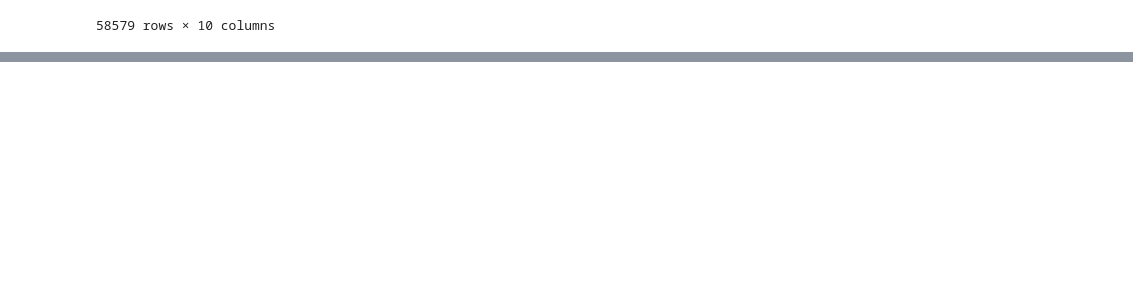
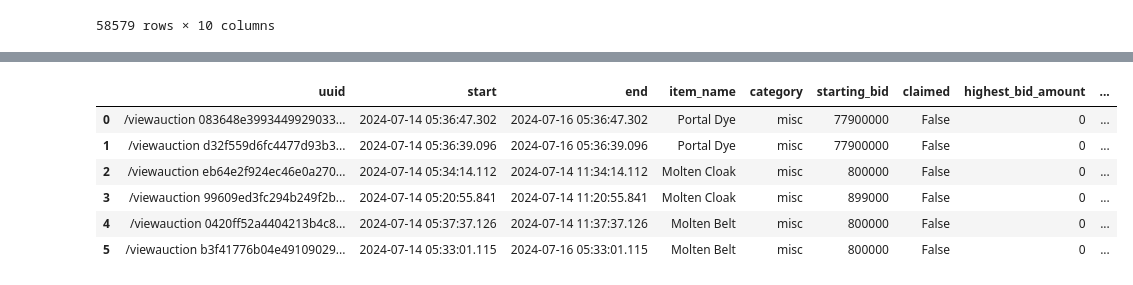
Before and after one commit to jmd4173/SkillStorm-Work, a Jupyter notebook: MinecraftSkyblockAuctionProject/RetrieveAuctionMetrics.ipynb, the cells around one changed output, grey strips where cells are left out. Cells and saved outputs as stored; diff of their text form; code cells hidden in the pictures; blank space fills up the shorter version.

Commit message:
Can now search for multiple items at a time

```diff
--- a/MinecraftSkyblockAuctionProject/RetrieveAuctionMetrics.ipynb
+++ b/MinecraftSkyblockAuctionProject/RetrieveAuctionMetrics.ipynb
@@ -121,3 +121,42 @@ find_item('Portal Dye', 79000000)
 | 107 | /viewauction 768f2955a9364daba1a3... | 2024-07-14 04:02:56.285 | 2024-07-16 04:02:56.285 | Portal Dye | misc | 78000000 | False | 0 | ... |
 | 83 | /viewauction 1989735088a843798af1... | 2024-07-14 04:03:02.273 | 2024-07-16 04:03:02.273 | Portal Dye | misc | 78000000 | False | 0 | ... |
 | 1827 | /viewauction 8b4297bdca78480f8f99... | 2024-07-14 03:52:21.301 | 2024-07-14 09:52:21.301 | Portal Dye | misc | 78500000 | False | 0 | ... |
+# %%
+# Search Dictionary
+# USAGE
+# Key = item_name
+# Value = Maximum value of item
+# search_dict = {
+#   'Key': Value,
+#   'Key': Value,
+# }
+search_dict = {
+    'Portal Dye':78000000,
+    'Molten Cloak': 900000,
+    'Molten Belt': 900000
+    }
+
+def find_item(item_name:str, specified_price:int) -> pd.DataFrame:
+    filtered_df = df[df['item_name'] == item_name]
+    filtered_df = filtered_df.sort_values(by=['starting_bid'])
+    filtered_df = filtered_df.query(f'starting_bid < {specified_price} and bin == True and claimed == False')
+    filtered_df.loc[:,'uuid'] = '/viewauction ' + filtered_df['uuid'].astype(str)
+    if filtered_df.empty:
+        return pd.DataFrame(columns=df.columns)
+    return filtered_df
+
+df4 = pd.DataFrame()
+
+# Loop through Dictionary
+for item_name,specified_price in search_dict.items():
+    result = find_item(item_name,specified_price)
+    df4 = pd.concat([df4,result], ignore_index=True)
+df4
+# %% [output]
+|  | uuid | start | end | item_name | category | starting_bid | claimed | highest_bid_amount | ... |
+| 0 | /viewauction 083648e3993449929033... | 2024-07-14 05:36:47.302 | 2024-07-16 05:36:47.302 | Portal Dye | misc | 77900000 | False | 0 | ... |
+| 1 | /viewauction d32f559d6fc4477d93b3... | 2024-07-14 05:36:39.096 | 2024-07-16 05:36:39.096 | Portal Dye | misc | 77900000 | False | 0 | ... |
+| 2 | /viewauction eb64e2f924ec46e0a270... | 2024-07-14 05:34:14.112 | 2024-07-14 11:34:14.112 | Molten Cloak | misc | 800000 | False | 0 | ... |
+| 3 | /viewauction 99609ed3fc294b249f2b... | 2024-07-14 05:20:55.841 | 2024-07-14 11:20:55.841 | Molten Cloak | misc | 899000 | False | 0 | ... |
+| 4 | /viewauction 0420ff52a4404213b4c8... | 2024-07-14 05:37:37.126 | 2024-07-14 11:37:37.126 | Molten Belt | misc | 800000 | False | 0 | ... |
+| 5 | /viewauction b3f41776b04e49109029... | 2024-07-14 05:33:01.115 | 2024-07-16 05:33:01.115 | Molten Belt | misc | 800000 | False | 0 | ... |
```
Also changed, not shown: parts of 1 cell of this notebook.
